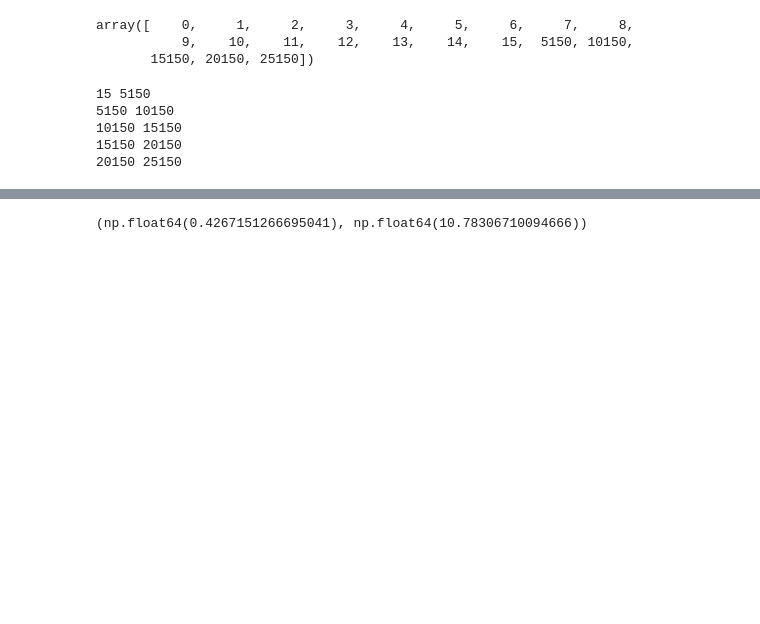
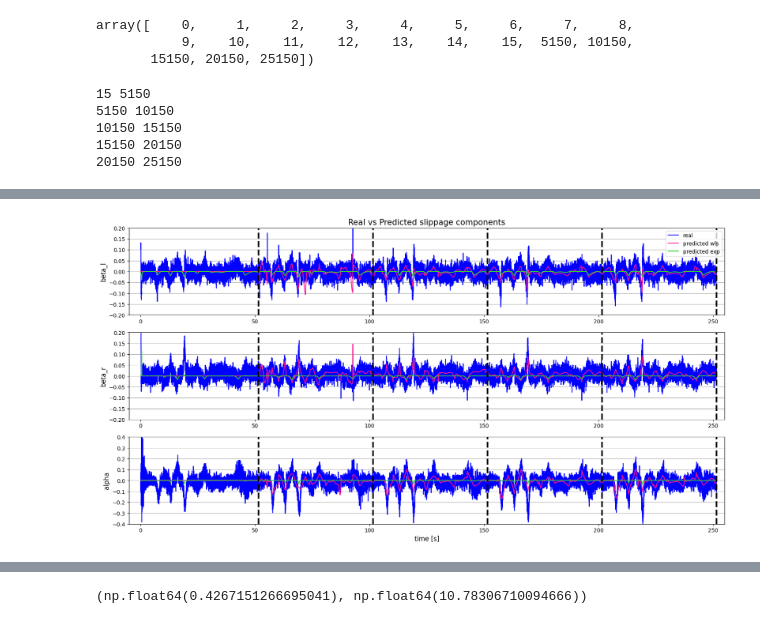
Before and after one commit to jprogrammer13/drp_course_2023, a Jupyter notebook: notebooks/results_plot.ipynb, the cells around one changed output, grey strips where cells are left out. Drawn from its saved outputs; the diff is of its cells as text; code cells hidden in the pictures; blank space fills up the shorter version.

```diff
--- a/notebooks/results_plot.ipynb
+++ b/notebooks/results_plot.ipynb
@@ -85 +92,65 @@ plt.show()
+# %%
+beta_l_wls = joblib.load(osp.join(data_path, 'WLS_beta_l.bin'))
+beta_l_pred_wls = joblib.load(osp.join(data_path, 'WLS_beta_l_pred.bin'))
+beta_l_exp = joblib.load(osp.join(data_path, 'EXP_beta_l.bin'))
+beta_l_pred_exp = joblib.load(osp.join(data_path, 'EXP_beta_l_pred.bin'))
+
+beta_r_wls = joblib.load(osp.join(data_path, 'WLS_beta_r.bin'))
+beta_r_pred_wls = joblib.load(osp.join(data_path, 'WLS_beta_r_pred.bin'))
+beta_r_exp = joblib.load(osp.join(data_path, 'EXP_beta_r.bin'))
+beta_r_pred_exp = joblib.load(osp.join(data_path, 'EXP_beta_r_pred.bin'))
+
+alpha_wls = joblib.load(osp.join(data_path, 'WLS_alpha.bin'))
+alpha_pred_wls = joblib.load(osp.join(data_path, 'WLS_alpha_pred.bin'))
+alpha_exp = joblib.load(osp.join(data_path, 'EXP_alpha.bin'))
+alpha_pred_exp = joblib.load(osp.join(data_path, 'EXP_alpha_pred.bin'))
+# %%
+plt.figure(figsize=(20, 10))
+
+plt.subplot(3, 1, 1)
+plt.title("Real vs Predicted slippage components", fontsize=15)
+plt.plot(time[lap_idx[0]:lap_idx[-1]], beta_l_wls[lap_idx[0]:lap_idx[-1]], "-b", label="real")
+plt.plot(time[lap_idx[0]:lap_idx[-1]], beta_l_pred_wls[lap_idx[0]:lap_idx[-1]],
+         color="deeppink", label="predicted wls")
+plt.plot(time[lap_idx[0]:lap_idx[-1]], beta_l_pred_exp[lap_idx[0]:lap_idx[-1]],
+         color="limegreen", label="predicted exp")
+for t in time[lap_idx[1:]]:
+    plt.axvline(t, linestyle='dashed', linewidth=3, color="black")
+plt.ylim(-0.2,0.2)
+plt.xlim(-5,255)
+plt.ylabel("beta_l", fontsize=12)
+plt.legend()
+plt.grid(True, axis="y")
+
+plt.subplot(3, 1, 2)
+plt.plot(time[lap_idx[0]:lap_idx[-1]], beta_r_wls[lap_idx[0]:lap_idx[-1]], "-b", label="real")
+plt.plot(time[lap_idx[0]:lap_idx[-1]], beta_r_pred_wls[lap_idx[0]:lap_idx[-1]],
+         color="deeppink", label="control")
+plt.plot(time[lap_idx[0]:lap_idx[-1]], beta_r_pred_exp[lap_idx[0]:lap_idx[-1]],
+         color="limegreen", label="control")
+for t in time[lap_idx[1:]]:
+    plt.axvline(t,  linestyle='dashed', linewidth=3, color="black")
+plt.ylim(-0.2,0.2)
+plt.xlim(-5,255)
+plt.ylabel("beta_r", fontsize=12)
+plt.grid(True, axis="y")
+
+plt.subplot(3, 1, 3)
+plt.plot(time[lap_idx[0]:lap_idx[-1]], alpha_wls[lap_idx[0]:lap_idx[-1]], "-b", label="real")
+plt.plot(time[lap_idx[0]:lap_idx[-1]], alpha_pred_wls[lap_idx[0]:lap_idx[-1]],
+         color="deeppink", label="control")
+plt.plot(time[lap_idx[0]:lap_idx[-1]], alpha_pred_exp[lap_idx[0]:lap_idx[-1]],
+         color="limegreen", label="control")
+for t in time[lap_idx[1:]]:
+    plt.axvline(t,  linestyle='dashed', linewidth=3, color="black")
+plt.ylim(-0.4,0.4)
+plt.xlim(-5,255)
+plt.ylabel("alpha", fontsize=12)
+plt.xlabel("time [s]", fontsize=12)
+plt.grid(True, axis="y")
+
+plt.savefig(osp.join(data_path, "real_vs_pred.pdf"), dpi=500, bbox_inches='tight')
+plt.show()
+# %% [output]
+[figure, added]
 # %%
```
Also changed, not shown: parts of 15 cells of this notebook, 38 other files.
